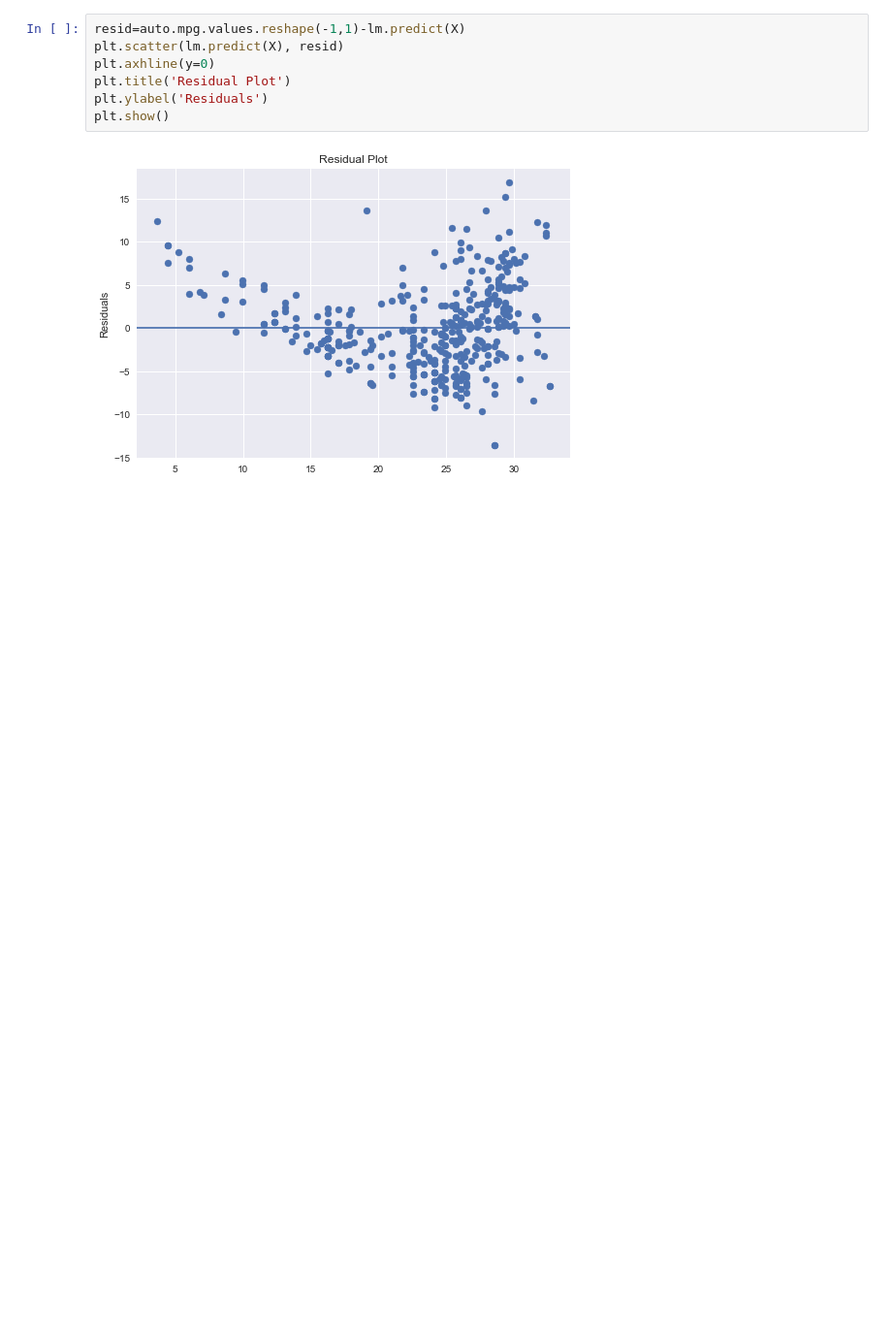
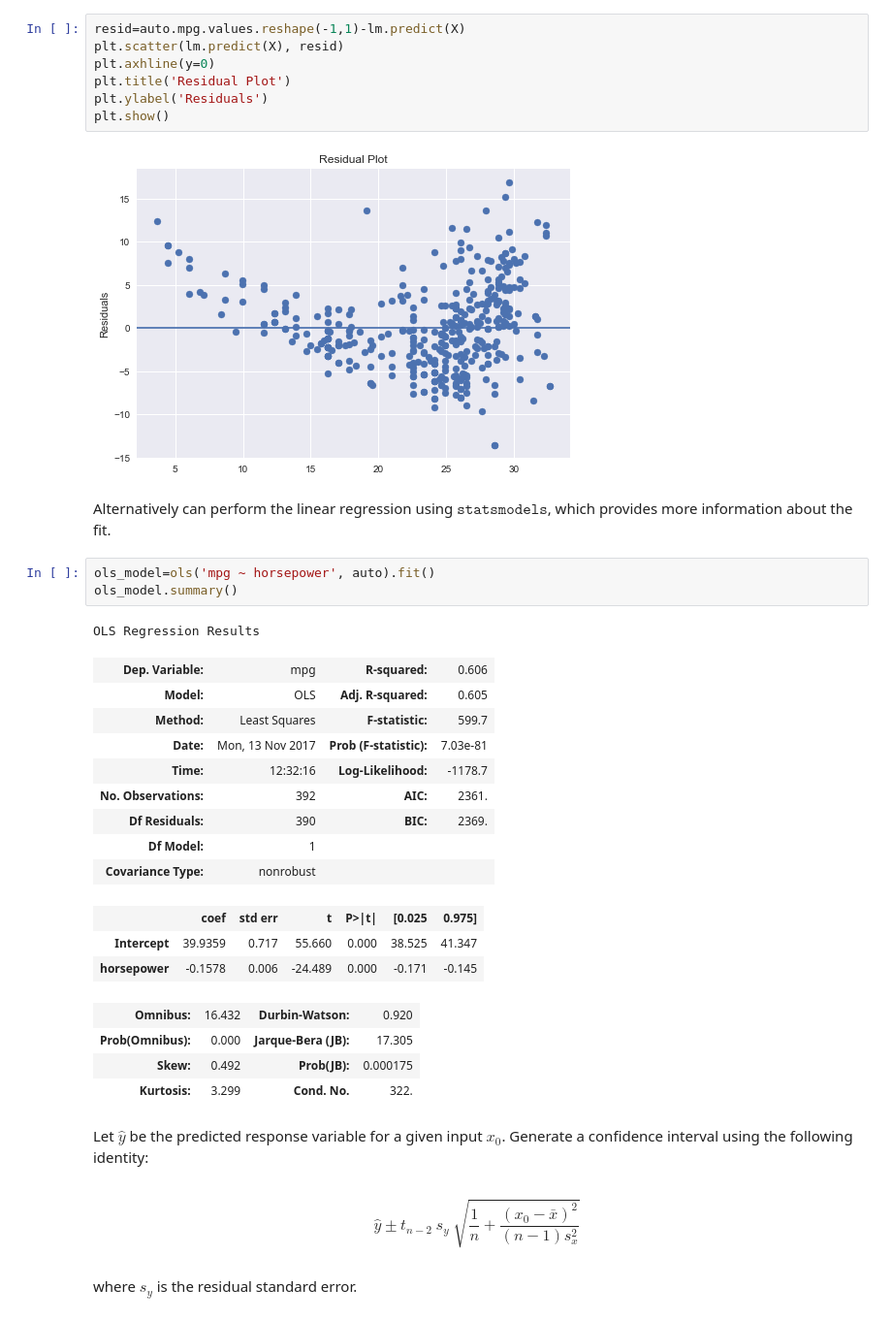
Before and after one commit to AtanasiuDemian/Introduction-to-Statistical-Learning---Python, a Jupyter notebook: Auto.ipynb, the cells around one changed output. Shown at 97% size. Drawn from its saved outputs; the diff is of its cells as text; blank space fills up the shorter version.

```diff
--- a/Auto.ipynb
+++ b/Auto.ipynb
@@ -126,3 +138,32 @@ plt.ylabel('Residuals')
 plt.show()
 # %% [output]
 [figure]
+# %% [markdown]
+Alternatively can perform the linear regression using $\texttt{statsmodels}$, which provides more information about the fit.
+# %%
+ols_model=ols('mpg ~ horsepower', auto).fit()
+ols_model.summary()
+# %% [output]
+OLS Regression Results
+| Dep. Variable: | mpg | R-squared: | 0.606 |
+| Model: | OLS | Adj. R-squared: | 0.605 |
+| Method: | Least Squares | F-statistic: | 599.7 |
+| Date: | Mon, 13 Nov 2017 | Prob (F-statistic): | 7.03e-81 |
+| Time: | 12:32:16 | Log-Likelihood: | -1178.7 |
+| No. Observations: | 392 | AIC: | 2361. |
+| Df Residuals: | 390 | BIC: | 2369. |
+| Df Model: | 1 |  |  |
+| Covariance Type: | nonrobust |  |  |
+|  | coef | std err | t | P>|t| | [0.025 | 0.975] |
+| Intercept | 39.9359 | 0.717 | 55.660 | 0.000 | 38.525 | 41.347 |
+| horsepower | -0.1578 | 0.006 | -24.489 | 0.000 | -0.171 | -0.145 |
+| Omnibus: | 16.432 | Durbin-Watson: | 0.920 |
+| Prob(Omnibus): | 0.000 | Jarque-Bera (JB): | 17.305 |
+| Skew: | 0.492 | Prob(JB): | 0.000175 |
+| Kurtosis: | 3.299 | Cond. No. | 322. |
+# %% [markdown]
+Let $\hat{y}$ be the predicted response variable for a given input $x_{0}$. Generate a confidence interval using the following identity:
+# %% [markdown]
+$$ \hat{y} \pm t_{n-2} \ s_{y}\ \sqrt{\frac{1}{n}+ \frac{(x_{0}-\bar{x})^2}{(n-1)s_{x}^2}} $$
+# %% [markdown]
+where $s_{y}$ is the residual standard error.
```
Also changed, not shown: parts of 11 cells of this notebook.
